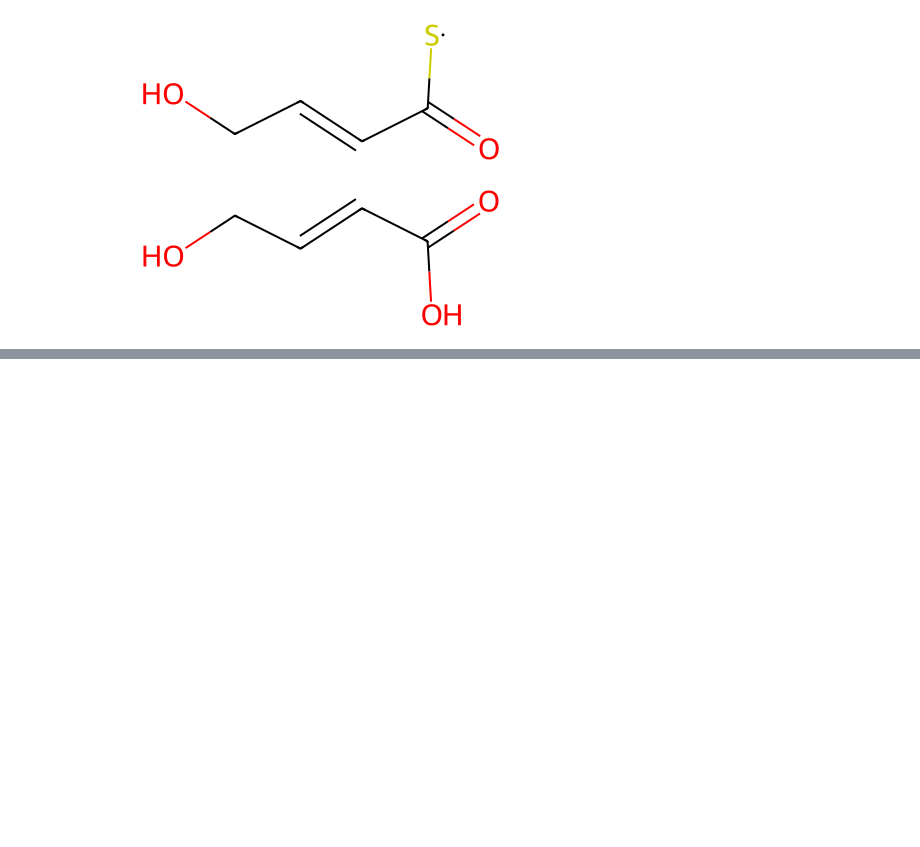
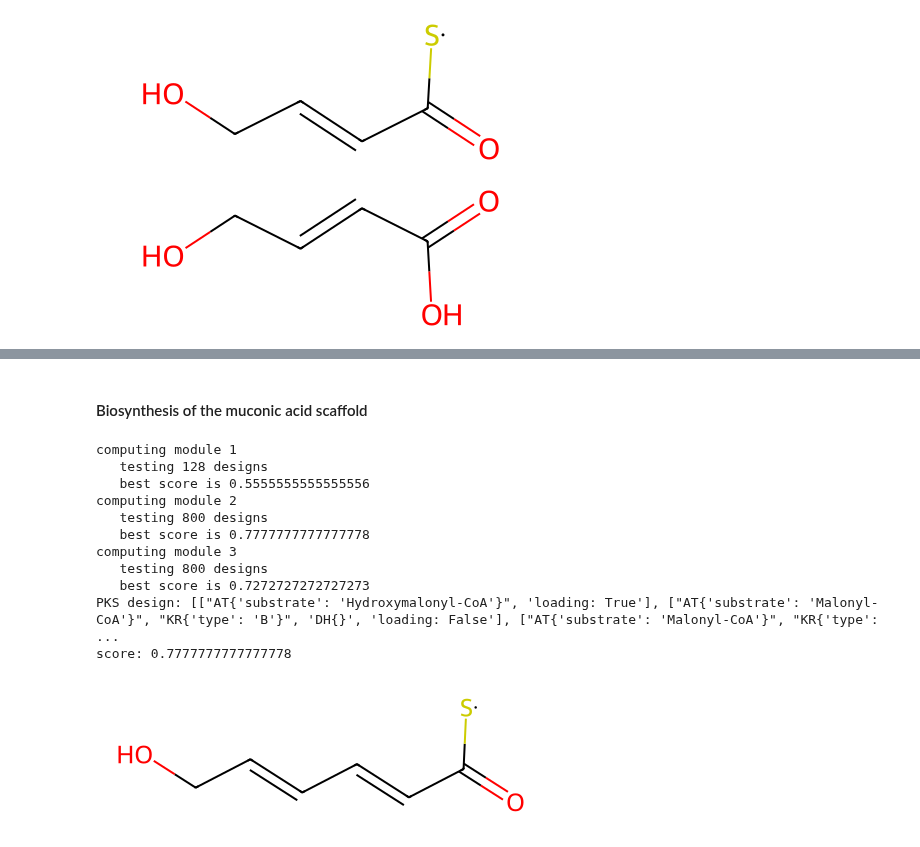
Before and after one commit to yashchainani21/RetroTideV2, a Jupyter notebook: notebooks/nb_05_RetroTide_aliphatic_targets.ipynb, the cells around one changed output, grey strips where cells are left out. Cells and saved outputs as stored; diff of their text form; code cells hidden in the pictures; blank space fills up the shorter version.

```diff
--- a/notebooks/nb_05_RetroTide_aliphatic_targets.ipynb
+++ b/notebooks/nb_05_RetroTide_aliphatic_targets.ipynb
@@ -403,0 +431,26 @@ _pks_release_reaction(pks_release_mechanism = 'thiolysis', bound_product_mol = b
+# %% [markdown]
+#### Biosynthesis of the muconic acid scaffold
+# %%
+muconic_acid_scaff_smiles = "OC/C=C/C=C/C(O)=O"
+muconic_acid_scaff_mol = Chem.MolFromSmiles(muconic_acid_scaff_smiles)
+
+designs = retrotide.designPKS(targetMol = muconic_acid_scaff_mol,
+                              similarity = 'mcs_without_stereo')
+
+print('PKS design: ' + repr(designs[-1][0][0].modules))
+print('score: ' + str(designs[-1][0][1]))
+bound_top_PKS_product = designs[-1][0][0].computeProduct(structureDB)
+bound_top_PKS_product
+# %% [output]
+computing module 1
+   testing 128 designs
+   best score is 0.5555555555555556
+computing module 2
+   testing 800 designs
+   best score is 0.7777777777777778
+computing module 3
+   testing 800 designs
+   best score is 0.7272727272727273
+PKS design: [["AT{'substrate': 'Hydroxymalonyl-CoA'}", 'loading: True'], ["AT{'substrate': 'Malonyl-CoA'}", "KR{'type': 'B'}", 'DH{}', 'loading: False'], ["AT{'substrate': 'Malonyl-CoA'}", "KR{'type': ...
+score: 0.7777777777777778
+[figure, added]
```
Also changed, not shown: parts of 4 cells of this notebook.
